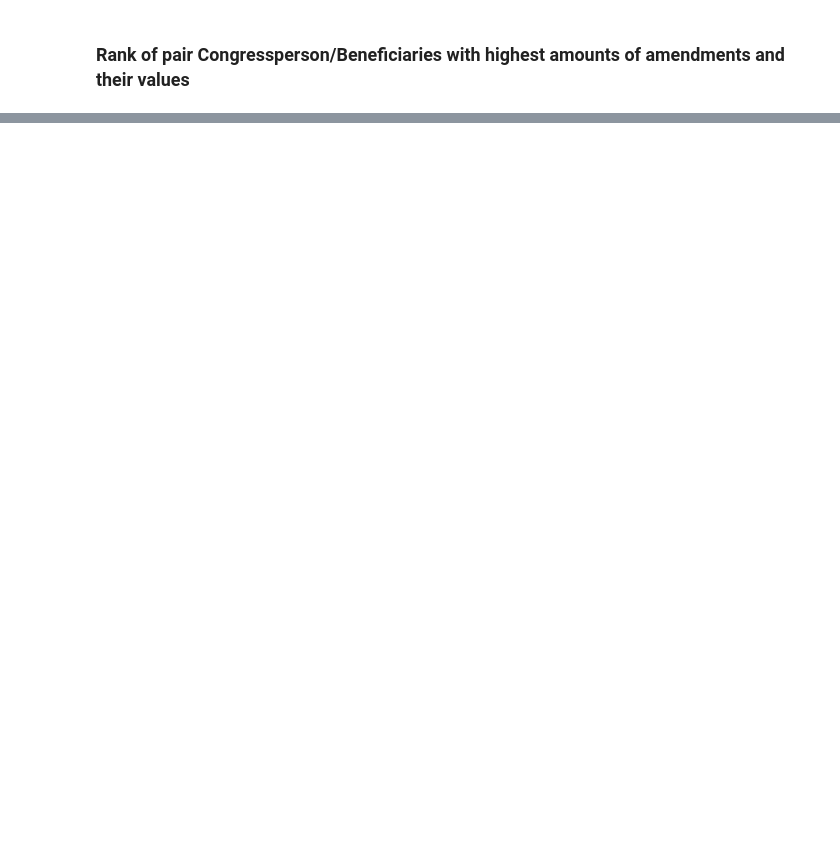
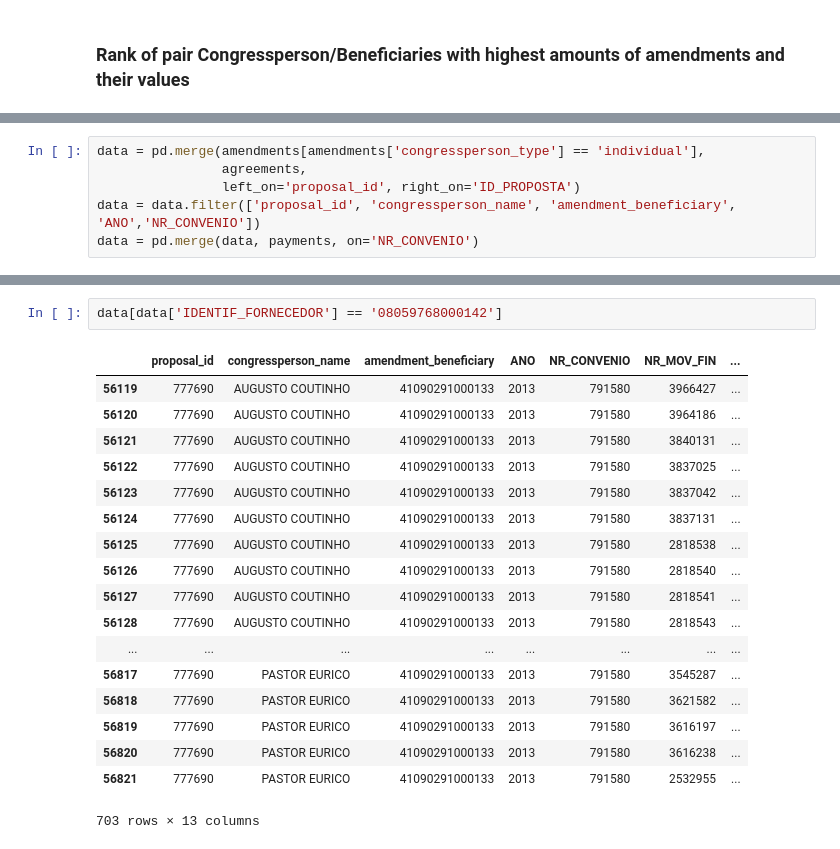
Before and after one commit to okfn-brasil/serenata-de-amor, a Jupyter notebook: develop/2016-12-12-marcusrehm-amendments.ipynb, the cells around one changed output, grey strips where cells are left out. Cells and saved outputs as stored; diff of their text form; blank space fills up the shorter version.

```diff
--- a/develop/2016-12-12-marcusrehm-amendments.ipynb
+++ b/develop/2016-12-12-marcusrehm-amendments.ipynb
@@ -119,0 +139,6 @@ per_congress_person_and_beneficiary.sort_values(by=[('proposal_id', 'total_propo
+# %%
+data = pd.merge(amendments[amendments['congressperson_type'] == 'individual'],
+                agreements,
+                left_on='proposal_id', right_on='ID_PROPOSTA')
+data = data.filter(['proposal_id', 'congressperson_name', 'amendment_beneficiary', 'ANO','NR_CONVENIO'])
+data = pd.merge(data, payments, on='NR_CONVENIO')
@@ -119,0 +177,21 @@ per_congress_person_and_beneficiary.sort_values(by=[('proposal_id', 'total_propo
+# %%
+data[data['IDENTIF_FORNECEDOR'] == '08059768000142']
+# %% [output]
+|  | proposal_id | congressperson_name | amendment_beneficiary | ANO | NR_CONVENIO | NR_MOV_FIN | ... |
+| 56119 | 777690 | AUGUSTO COUTINHO | 41090291000133 | 2013 | 791580 | 3966427 | ... |
+| 56120 | 777690 | AUGUSTO COUTINHO | 41090291000133 | 2013 | 791580 | 3964186 | ... |
+| 56121 | 777690 | AUGUSTO COUTINHO | 41090291000133 | 2013 | 791580 | 3840131 | ... |
+| 56122 | 777690 | AUGUSTO COUTINHO | 41090291000133 | 2013 | 791580 | 3837025 | ... |
+| 56123 | 777690 | AUGUSTO COUTINHO | 41090291000133 | 2013 | 791580 | 3837042 | ... |
+| 56124 | 777690 | AUGUSTO COUTINHO | 41090291000133 | 2013 | 791580 | 3837131 | ... |
+| 56125 | 777690 | AUGUSTO COUTINHO | 41090291000133 | 2013 | 791580 | 2818538 | ... |
+| 56126 | 777690 | AUGUSTO COUTINHO | 41090291000133 | 2013 | 791580 | 2818540 | ... |
+| 56127 | 777690 | AUGUSTO COUTINHO | 41090291000133 | 2013 | 791580 | 2818541 | ... |
+| 56128 | 777690 | AUGUSTO COUTINHO | 41090291000133 | 2013 | 791580 | 2818543 | ... |
+| ... | ... | ... | ... | ... | ... | ... | ... |
+| 56817 | 777690 | PASTOR EURICO | 41090291000133 | 2013 | 791580 | 3545287 | ... |
+| 56818 | 777690 | PASTOR EURICO | 41090291000133 | 2013 | 791580 | 3621582 | ... |
+| 56819 | 777690 | PASTOR EURICO | 41090291000133 | 2013 | 791580 | 3616197 | ... |
+| 56820 | 777690 | PASTOR EURICO | 41090291000133 | 2013 | 791580 | 3616238 | ... |
+| 56821 | 777690 | PASTOR EURICO | 41090291000133 | 2013 | 791580 | 2532955 | ... |
+703 rows × 13 columns
```
Also changed, not shown: parts of 14 cells of this notebook, 3 other files.
